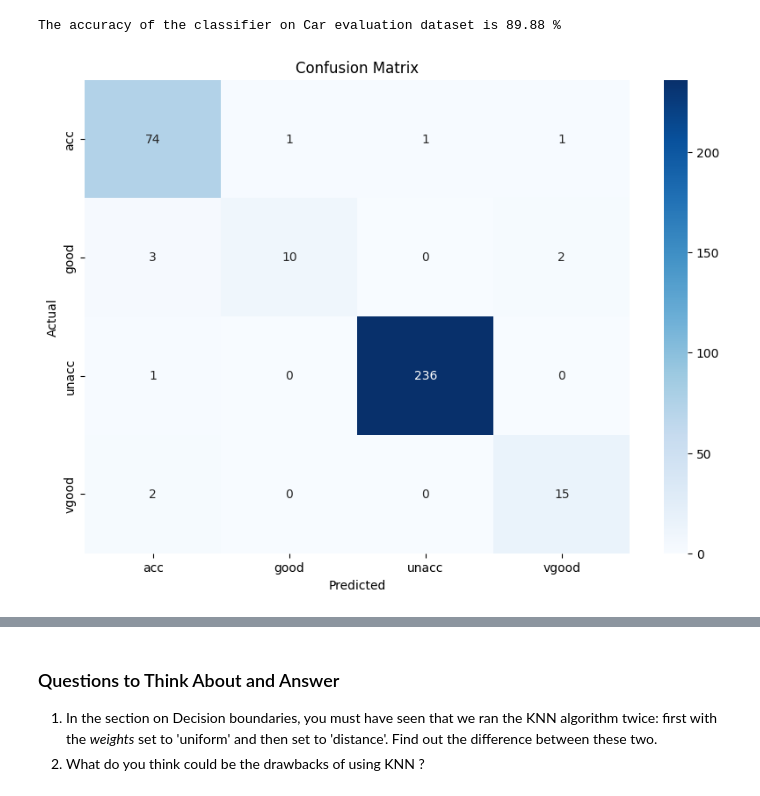
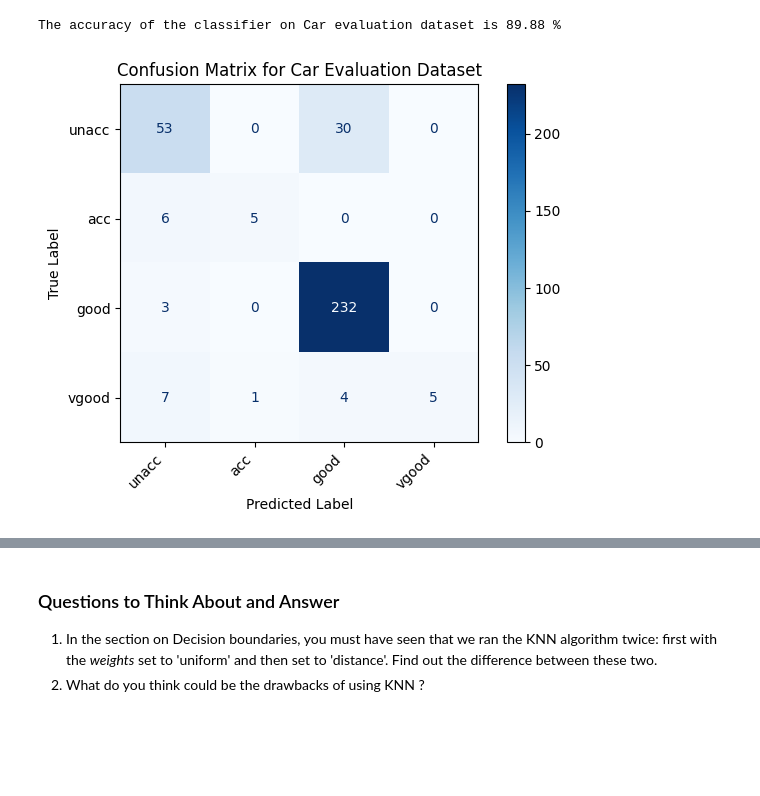
Before and after one commit to Arun2565/FMML_Projects_And_Labs, a Jupyter notebook: AIML_Module_3_Lab_2_Implementing_KNN_from_scratch_and_visualize_Algorithm_performance.ipynb, the cells around one changed output, grey strips where cells are left out. Cells and saved outputs as stored; diff of their text form; code cells hidden in the pictures; blank space fills up the shorter version.

```diff
--- a/AIML_Module_3_Lab_2_Implementing_KNN_from_scratch_and_visualize_Algorithm_performance.ipynb
+++ b/AIML_Module_3_Lab_2_Implementing_KNN_from_scratch_and_visualize_Algorithm_performance.ipynb
@@ -581,45 +518,56 @@ The accuracy of the classifier on Car evaluation dataset is 89.88 %
 # %%
 ## TASK-3
 ## Plot a Confusion Matrix for the results of the Car evaluation dataset
+
 import pandas as pd
+import numpy as np
 from sklearn.model_selection import train_test_split
-from sklearn.ensemble import RandomForestClassifier
-from sklearn.metrics import confusion_matrix
+from sklearn.preprocessing import LabelEncoder
+from sklearn.neighbors import KNeighborsClassifier
+from sklearn.metrics import confusion_matrix, ConfusionMatrixDisplay
 import matplotlib.pyplot as plt
-import seaborn as sns
-from sklearn.preprocessing import LabelEncoder
 
-# Load the dataset
-data = pd.read_csv('car_evaluation.csv')
+# Load the Car Evaluation dataset
+df = pd.read_csv('car_evaluation.csv', header=None)
 
-# Encode categorical features
-label_encoder = LabelEncoder()
-for column in data.columns:
-    data[column] = label_encoder.fit_transform(data[column])
 
-# Features and target variable
-X = data.drop('decision', axis=1)
-y = data['decision']
+# Label Encoding for all features
+for col in df.columns:
+    le = LabelEncoder()
+    df[col] = le.fit_transform(df[col])
 
-# Split the data into training and testing sets
+# Separate features (X) and target (y)
+X = df.iloc[:, :-1].values
+y = df.iloc[:, -1].values
+
+# Split data
 X_train, X_test, y_train, y_test = train_test_split(X, y, test_size=0.2, random_state=42)
 
-# Create and fit the model
-model = RandomForestClassifier()
-model.fit(X_train, y_train)
+# Train a classifier (example: KNN)
+knn = KNeighborsClassifier(n_neighbors=5)
+knn.fit(X_train, y_train)
 
-# Make predictions on the test set
-y_pred = model.predict(X_test)
+# Make predictions
+y_pred = knn.predict(X_test)
 
-# Generate confusion matrix
+# Calculate the confusion matrix
 cm = confusion_matrix(y_test, y_pred)
 
-# Plotting the confusion matrix
-plt.figure(figsize=(10,7))
-sns.heatmap(cm, annot=True, fmt='d', cmap='Blues', xticklabels=label_encoder.classes_, yticklabels=label_encoder.classes_)
-plt.ylabel('Actual')
-plt.xlabel('Predicted')
-plt.title('Confusion Matrix')
+# Get the class labels (important for ConfusionMatrixDisplay)
+class_names = ['unacc', 'acc', 'good', 'vgood']
+
+
+# Display the confusion matrix using ConfusionMatrixDisplay
+disp = ConfusionMatrixDisplay(confusion_matrix=cm, display_labels=class_names)
+disp.plot(cmap='Blues', values_format='d')  # You can customize the color map and format
+
+# Add title and labels (optional)
+plt.title('Confusion Matrix for Car Evaluation Dataset')
+plt.xlabel('Predicted Label')
+plt.ylabel('True Label')
+
+plt.xticks(rotation=45, ha='right')  # Rotate x-axis labels if needed
+plt.tight_layout()  # Adjust layout to prevent labels from overlapping
 plt.show()
 # %% [output]
-[figure, old version]
+[figure, new version]
```
Also changed, not shown: parts of 13 cells of this notebook.
